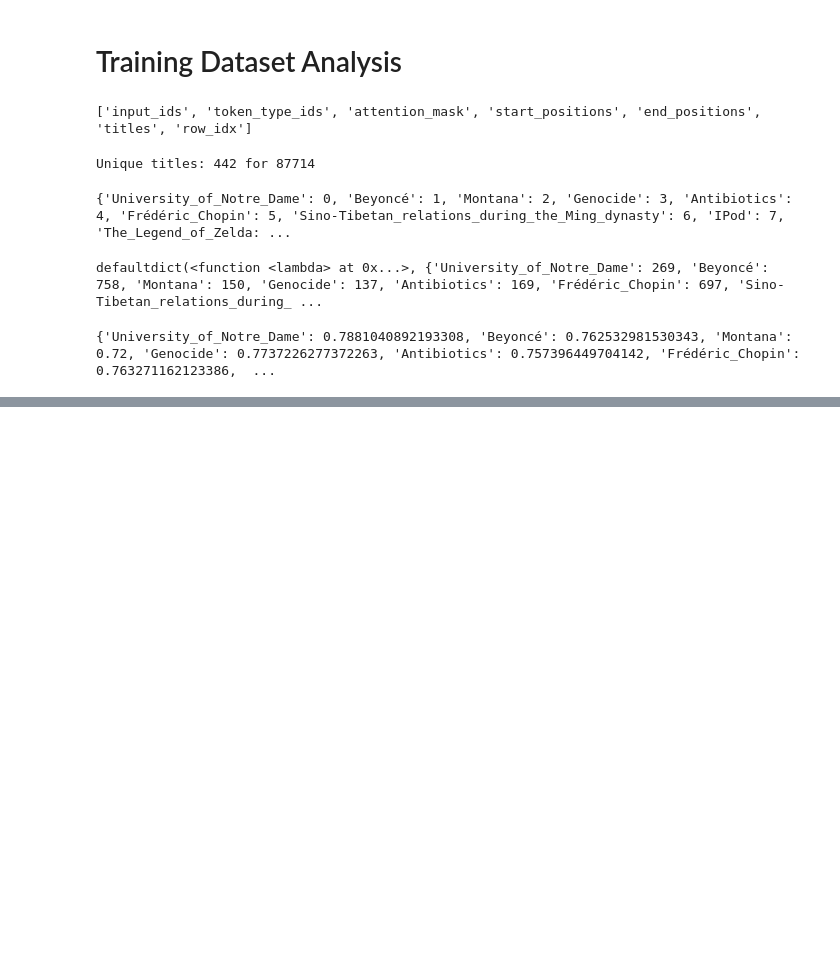
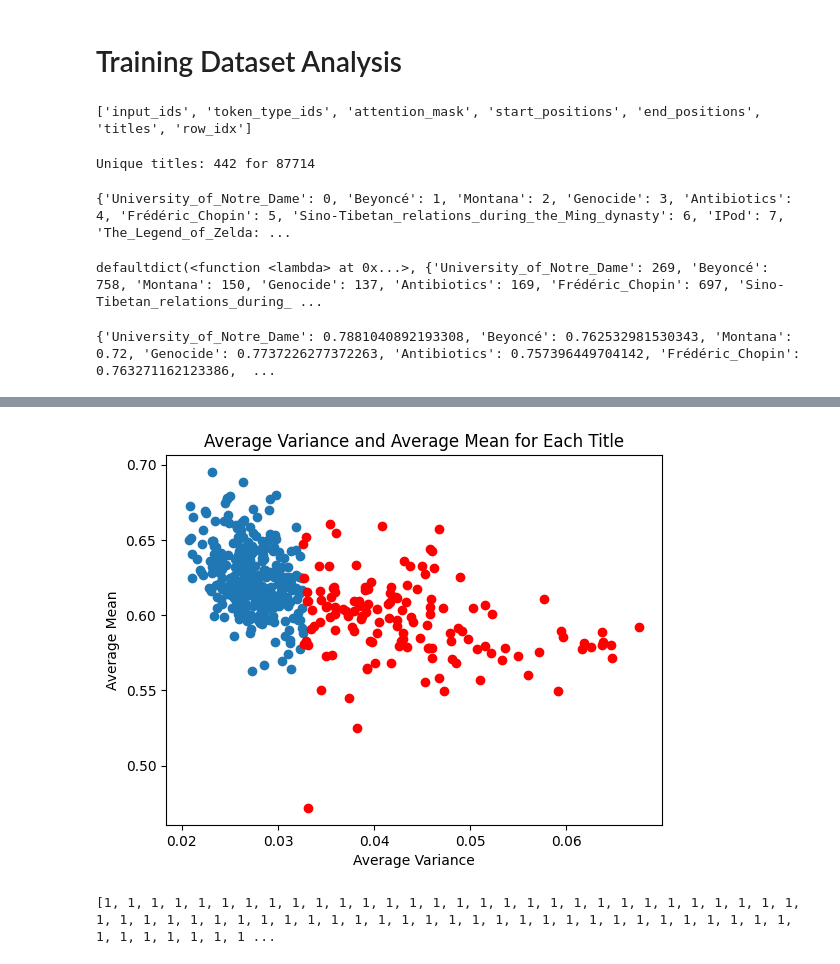
Before and after one commit to jadrouil/fp-dataset-artifacts, a Jupyter notebook: NLP_Final.ipynb, the cells around one changed output, grey strips where cells are left out. Cells and saved outputs as stored; diff of their text form; code cells hidden in the pictures; blank space fills up the shorter version.

```diff
--- a/NLP_Final.ipynb
+++ b/NLP_Final.ipynb
@@ -708,0 +776,27 @@ plt.show()
+# %%
+xs = []
+ys = []
+
+for k in average_variance.keys():
+    if k in included_titles:
+        continue
+    xs.append(average_variance[k])
+    ys.append(average_prob[k])
+plt.scatter(xs, ys)
+
+xs = []
+ys = []
+for k in average_variance.keys():
+    if k not in included_titles:
+        continue
+    xs.append(average_variance[k])
+    ys.append(average_prob[k])
+plt.scatter(xs, ys, color="red")
+
+plt.xlabel("Average Variance")
+plt.ylabel("Average Mean")
+plt.title("Average Variance and Average Mean for Each Title")
+
+plt.show()
+# %% [output]
+[figure, added]
@@ -708,0 +810,10 @@ plt.show()
+# %%
+
+filter_list = [int(i) for i in greedy_filter]
+print(filter_list)
+
+f = open('greedy_filter.json', encoding="utf-8", mode="w")
+f.write(json.dumps(filter_list))
+f.close()
+# %% [output]
+[1, 1, 1, 1, 1, 1, 1, 1, 1, 1, 1, 1, 1, 1, 1, 1, 1, 1, 1, 1, 1, 1, 1, 1, 1, 1, 1, 1, 1, 1, 1, 1, 1, 1, 1, 1, 1, 1, 1, 1, 1, 1, 1, 1, 1, 1, 1, 1, 1, 1, 1, 1, 1, 1, 1, 1, 1, 1, 1, 1, 1, 1, 1, 1, 1, 1, 1 ...
```
Also changed, not shown: parts of 8 cells of this notebook, 3 other files.
